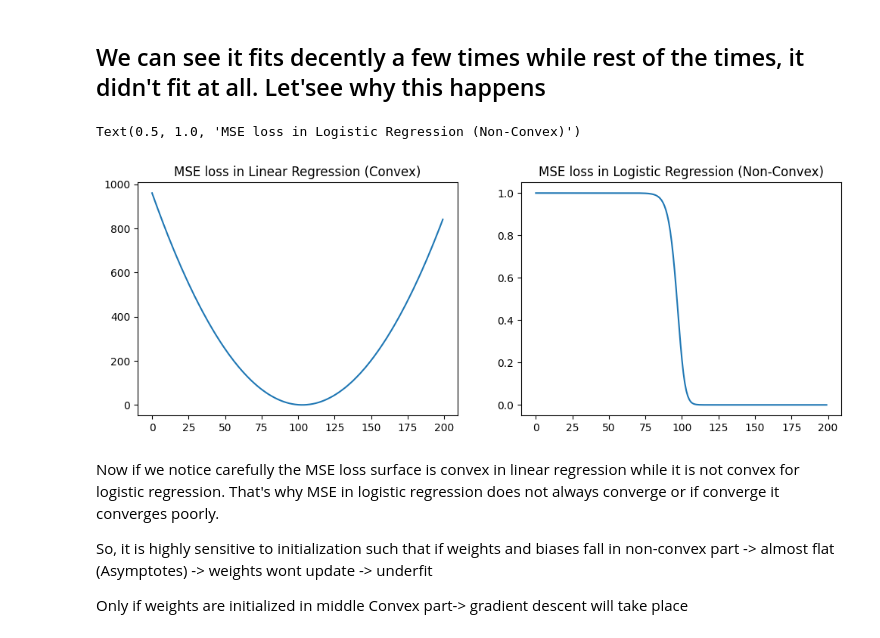
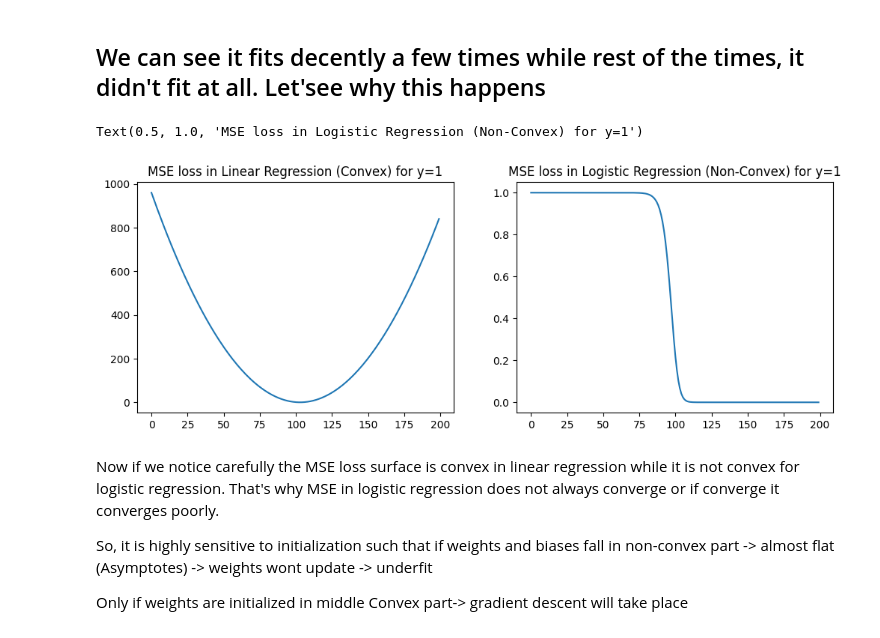
Before and after one commit to mgupta70/code-blocks, a Jupyter notebook: MSE_loss_for_classification.ipynb, the cells around one changed output. Cells and saved outputs as stored; diff of their text form; code cells hidden in the pictures.

```diff
--- a/MSE_loss_for_classification.ipynb
+++ b/MSE_loss_for_classification.ipynb
@@ -291,0 +213,20 @@ Val loss:  0.10843629505116517
+# %%
+def sigmoid(z):
+  return 1/(1+np.exp(-z))
+
+# plot Decision Boundary
+
+xs = np.linspace(0,30, 100)
+x0s = np.ones_like(xs)
+Xs = np.stack([x0s, xs], axis=1)
+ys = model.predict(Xs)
+ys_sigmoid = sigmoid(model.predict(Xs)) ## new
+
+plt.figure(figsize = (5,3))
+plt.scatter(x,y, color = colors , label = 'val')
+plt.plot(Xs[:,1], ys, label='decision bdry')
+plt.plot(Xs[:,1], ys_sigmoid, label='decision bdry2')
+plt.xlabel('tumor size')
+plt.ylabel('Malignant')
+plt.legend()
+plt.show()
@@ -418,27 +363,27 @@ def mse_loss_sigmoid(y_probab, y):
 # %%
 y = 1
 
 # mse in linear regression
 y_hats = np.linspace(-30, 30, 200)
 mse1 = mse_loss(y_hats, y)
 
 
 # mse in logistic regression
 y_hats2 = sigmoid(y_hats)
 mse2 = mse_loss(y_hats2, y)
 
 
 nrows = 1
 ncols = 2
 fig, axs = plt.subplots(nrows, ncols, figsize=(12, 4))
 axs = axs.flatten()
 axs[0].plot(mse1)
-axs[0].set_title('MSE loss in Linear Regression (Convex)')
+axs[0].set_title('MSE loss in Linear Regression (Convex) for y=1')
 axs[1].plot(mse2)
-axs[1].set_title('MSE loss in Logistic Regression (Non-Convex)')
+axs[1].set_title('MSE loss in Logistic Regression (Non-Convex) for y=1')
 # %% [output]
-Text(0.5, 1.0, 'MSE loss in Logistic Regression (Non-Convex)')
+Text(0.5, 1.0, 'MSE loss in Logistic Regression (Non-Convex) for y=1')
-[figure, old version]
+[figure, new version]
 # %% [markdown]
 Now if we notice carefully the MSE loss surface is convex in linear regression while it is not convex for logistic regression. That's why MSE in logistic regression does not always converge or if converge it converges poorly.
 
```
Also changed, not shown: parts of 9 cells of this notebook.
